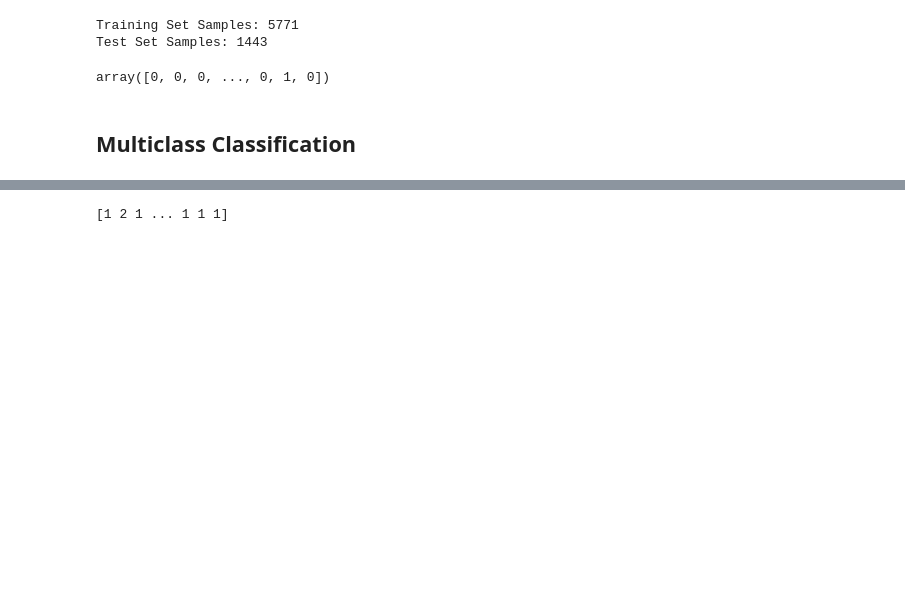
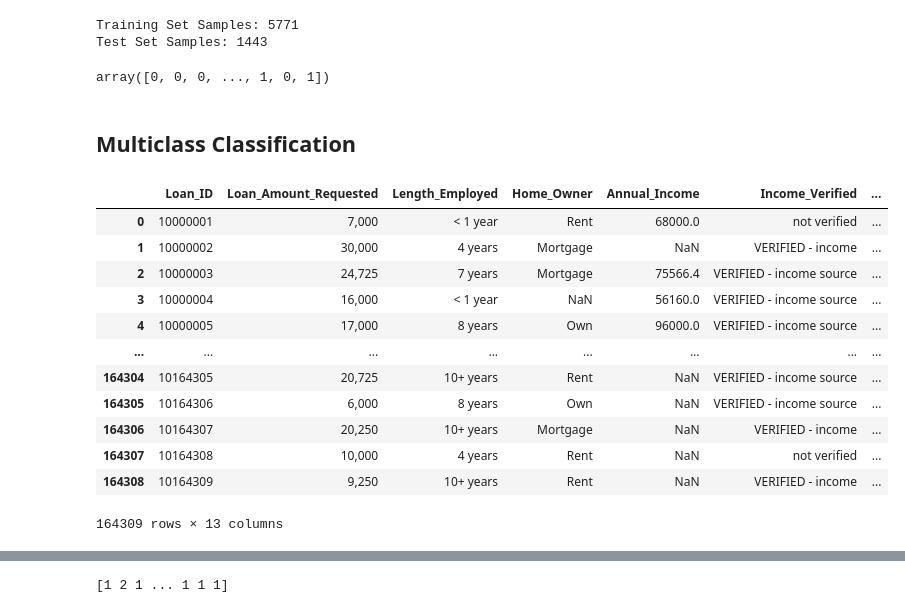
Before and after one commit to IMDA-BTG/aiverify-test-samples, a Jupyter notebook: scikit-learn-pipeline.ipynb, the cells around one changed output, grey strips where cells are left out. Saved outputs shown, nothing was run; the diff lists cells and outputs as text; code cells hidden in the pictures; blank space fills up the shorter version.

```diff
--- a/scikit-learn-pipeline.ipynb
+++ b/scikit-learn-pipeline.ipynb
@@ -75,15 +77,31 @@ pickle.dump(pipe, open("{0}/binary_classification_compas/binary_classification_c
 # dump the ytest for this model prediction
 pickle.dump(y_test, open("./data/pickle_pandas_tabular_compas_pipeline_ytest.sav".format(save_dir), "wb+"))
 # %%
-pipe = pickle.load(open("{0}/classification/binary_classification_compas_sklearn.pipeline.Pipeline.sav".format(save_dir), "rb"))
+data = pickle.load(open("./data/pickle_pandas_tabular_compas_pipeline_testing.sav".format(save_dir), "rb"))
+pipe = pickle.load(open("{0}/binary_classification_compas/binary_classification_compas_sklearn.pipeline.Pipeline.sav".format(save_dir), "rb"))
 pipe.predict(X_test)
 # %% [output]
-array([0, 0, 0, ..., 0, 1, 0])
+array([0, 0, 0, ..., 1, 0, 1])
 # %% [markdown]
 ## Multiclass Classification
 # %%
 training_data = pd.read_csv('./data/raw/train_loan.csv')
 training_data_X = training_data.drop("Interest_Rate", axis=1)
+training_data_X
+# %% [output]
+|  | Loan_ID | Loan_Amount_Requested | Length_Employed | Home_Owner | Annual_Income | Income_Verified | ... |
+| 0 | 10000001 | 7,000 | < 1 year | Rent | 68000.0 | not verified | ... |
+| 1 | 10000002 | 30,000 | 4 years | Mortgage | NaN | VERIFIED - income | ... |
+| 2 | 10000003 | 24,725 | 7 years | Mortgage | 75566.4 | VERIFIED - income source | ... |
+| 3 | 10000004 | 16,000 | < 1 year | NaN | 56160.0 | VERIFIED - income source | ... |
+| 4 | 10000005 | 17,000 | 8 years | Own | 96000.0 | VERIFIED - income source | ... |
+| ... | ... | ... | ... | ... | ... | ... | ... |
+| 164304 | 10164305 | 20,725 | 10+ years | Rent | NaN | VERIFIED - income source | ... |
+| 164305 | 10164306 | 6,000 | 8 years | Own | NaN | VERIFIED - income source | ... |
+| 164306 | 10164307 | 20,250 | 10+ years | Mortgage | NaN | VERIFIED - income | ... |
+| 164307 | 10164308 | 10,000 | 4 years | Rent | NaN | not verified | ... |
+| 164308 | 10164309 | 9,250 | 10+ years | Rent | NaN | VERIFIED - income | ... |
+164309 rows × 13 columns
 # %%
 from sklearn.preprocessing import  LabelEncoder
 
```
Also changed, not shown: parts of 8 cells of this notebook, 9 other files.
